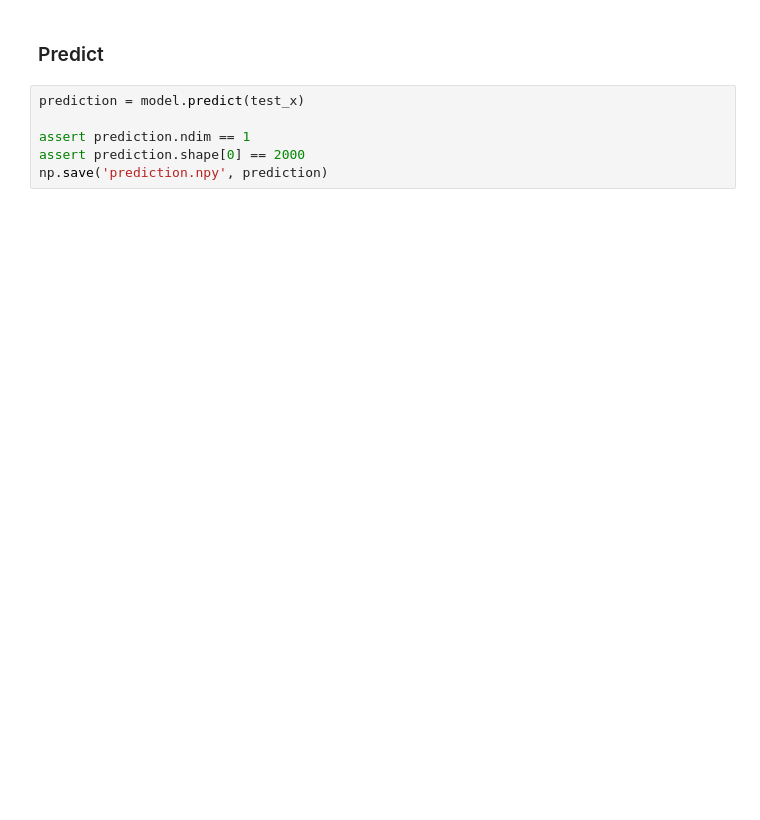
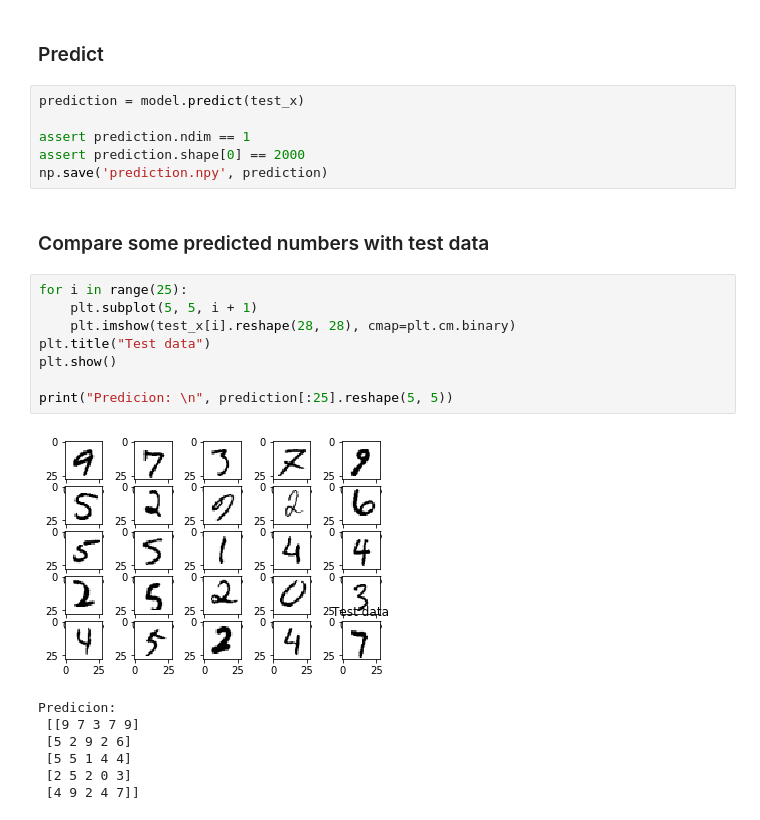
Before and after one commit to adeaeede/deep_learning, a Jupyter notebook: Assignment 3 - MNIST type prediction challenge/Worksheet 03 - MNIST type prediction challenge (no keras).ipynb, the cells around one changed output. Drawn from its saved outputs; the diff is of its cells as text; blank space fills up the shorter version.

```diff
--- a/Assignment 3 - MNIST type prediction challenge/Worksheet 03 - MNIST type prediction challenge (no keras).ipynb
+++ b/Assignment 3 - MNIST type prediction challenge/Worksheet 03 - MNIST type prediction challenge (no keras).ipynb
@@ -149,3 +149,21 @@ prediction = model.predict(test_x)
 assert prediction.ndim == 1
 assert prediction.shape[0] == 2000
 np.save('prediction.npy', prediction)
+# %% [markdown]
+### Compare some predicted numbers with test data
+# %%
+for i in range(25):
+    plt.subplot(5, 5, i + 1)
+    plt.imshow(test_x[i].reshape(28, 28), cmap=plt.cm.binary)
+plt.title("Test data")
+plt.show()
+
+print("Predicion: \n", prediction[:25].reshape(5, 5))
+# %% [output]
+[figure, added]
+Predicion:
+ [[9 7 3 7 9]
+ [5 2 9 2 6]
+ [5 5 1 4 4]
+ [2 5 2 0 3]
+ [4 9 2 4 7]]
```
Also changed, not shown: parts of 4 cells of this notebook, 1 other file.
